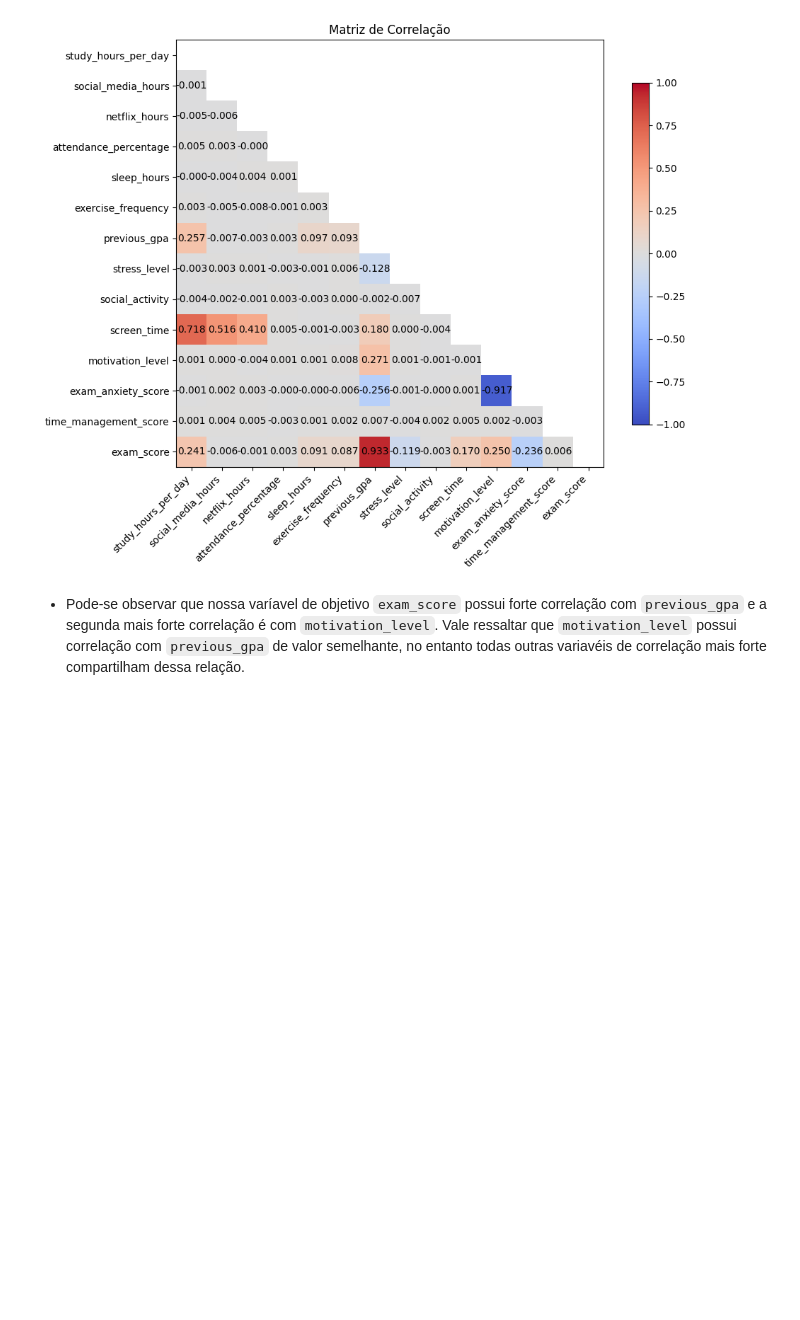
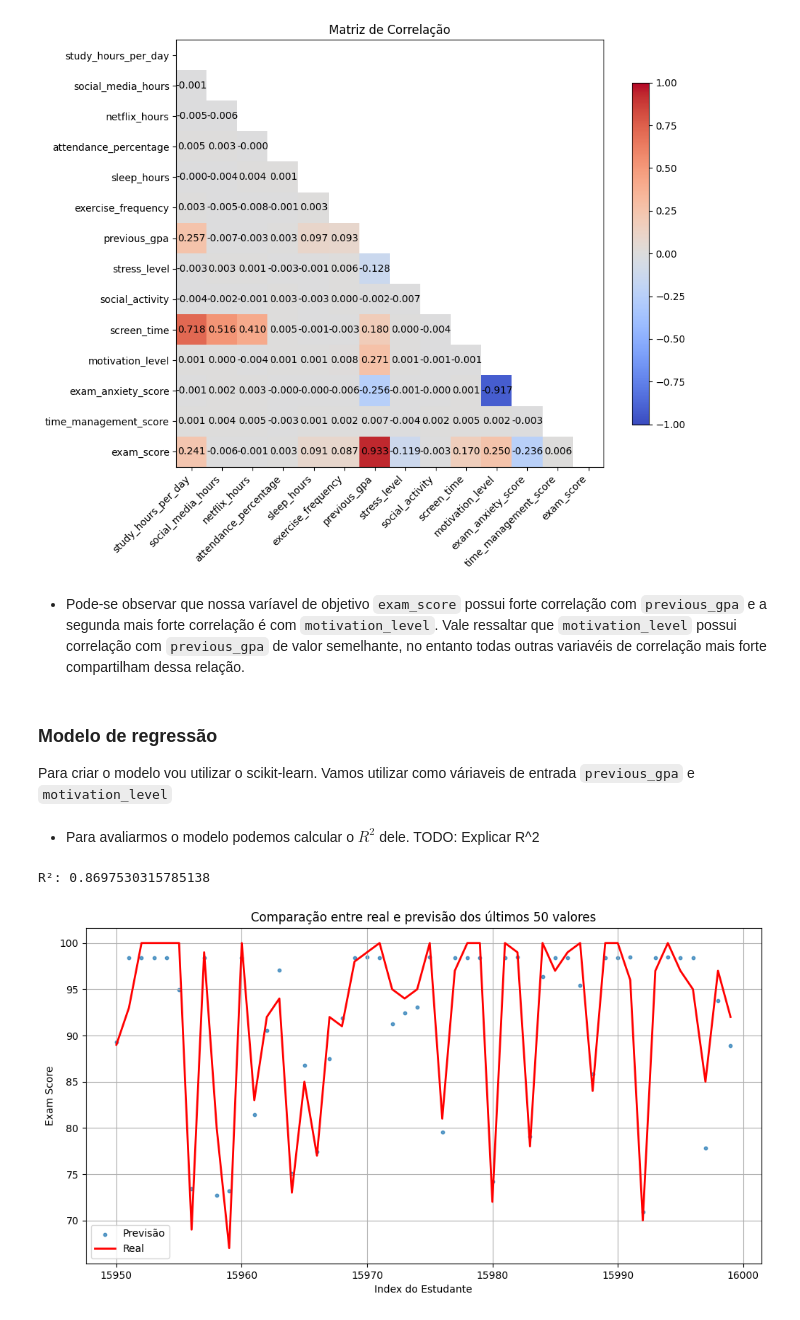
Before and after one commit to blaugi/statistics-class, a Jupyter notebook: TDE2/notebook.ipynb, the cells around one changed output. Cells and saved outputs as stored; diff of their text form; code cells hidden in the pictures; blank space fills up the shorter version.

Commit message:
feat: created linear regression and r2

```diff
--- a/TDE2/notebook.ipynb
+++ b/TDE2/notebook.ipynb
@@ -115,3 +94,24 @@ plt.show()
 [figure]
 # %% [markdown]
 - Pode-se observar que nossa varíavel de objetivo `exam_score` possui forte correlação com `previous_gpa` e a segunda mais forte correlação é com `motivation_level`. Vale ressaltar que `motivation_level` possui correlação com `previous_gpa` de valor semelhante, no entanto todas outras variavéis de correlação mais forte compartilham dessa relação.
+# %% [markdown]
+### Modelo de regressão
+Para criar o modelo vou utilizar o scikit-learn. Vamos utilizar como váriaveis de entrada `previous_gpa` e `motivation_level`
+# %%
+dataset = df_dropped.sample(fraction=1,shuffle=True) # Faz shuffling do dataset
+
+test_size = int(0.2 * len(df_dropped))
+test, train = dataset.head(test_size), dataset.tail(-test_size) # Separar em teste e train
+
+x_train = train.select(['previous_gpa', 'motivation_level'])
+y_train= train.select('exam_score')
+
+x_test= test.select(['previous_gpa', 'motivation_level'])
+y_test= test.select('exam_score')
+# %%
+from sklearn.linear_model import LinearRegression
+from sklearn.metrics import r2_score
+
+model = LinearRegression()
+model.fit(x_train, y_train)  # X_train: (n_samples, n_features), y_train: (n_samples,)
+y_pred = model.predict(x_test)
@@ -117,0 +120,31 @@ plt.show()
+# %% [markdown]
+- Para avaliarmos o modelo podemos calcular o $R^2$ dele. TODO: Explicar R^2
+# %%
+r2 = r2_score(y_test, y_pred)
+print("R²:", r2)
+# %% [output]
+R²: 0.8697530315785138
+# %%
+y_test_numpy = y_test['exam_score'].to_numpy()
+
+indices = np.arange(len(y_test_numpy))
+
+num_points_to_plot = 50
+y_test_numpy_subset = y_test_numpy[-num_points_to_plot:] # Slice from the end
+y_pred_subset = y_pred[-num_points_to_plot:] # Slice from the end
+indices_subset = indices[-num_points_to_plot:] # Slice from the end
+
+plt.figure(figsize=(12, 6))
+
+plt.scatter(indices_subset, y_pred_subset, label='Previsão', alpha=0.7, s=10) # s is marker size
+
+plt.plot(indices_subset, y_test_numpy_subset, label='Real', color='red', linewidth=2)
+
+plt.xlabel('Index do Estudante')
+plt.ylabel('Exam Score')
+plt.title(f'Comparação entre real e previsão dos últimos {num_points_to_plot} valores') # Updated title
+plt.legend()
+plt.grid(True)
+plt.show()
+# %% [output]
+[figure, added]
```
Also changed, not shown: parts of 4 cells of this notebook, 4 other files.
